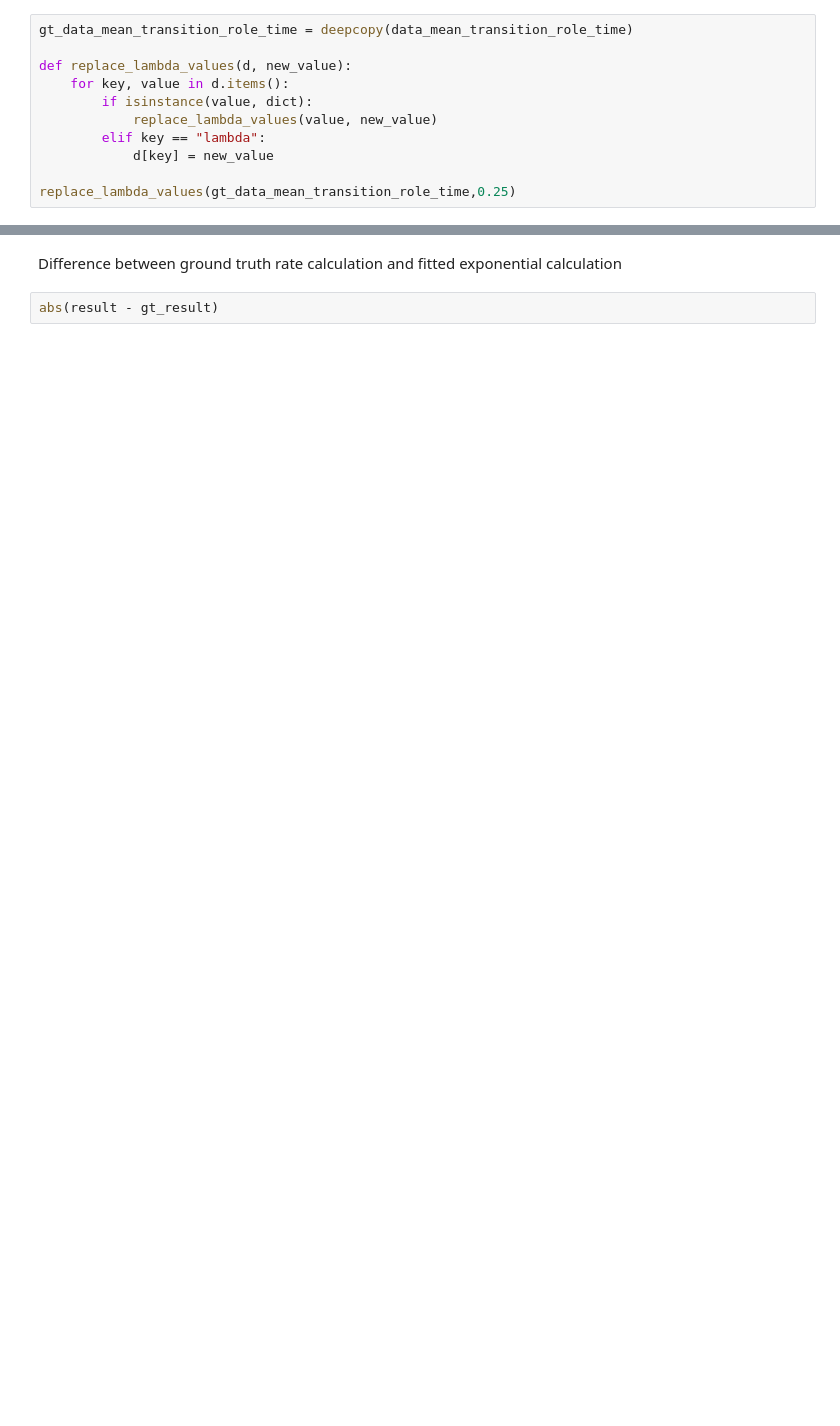
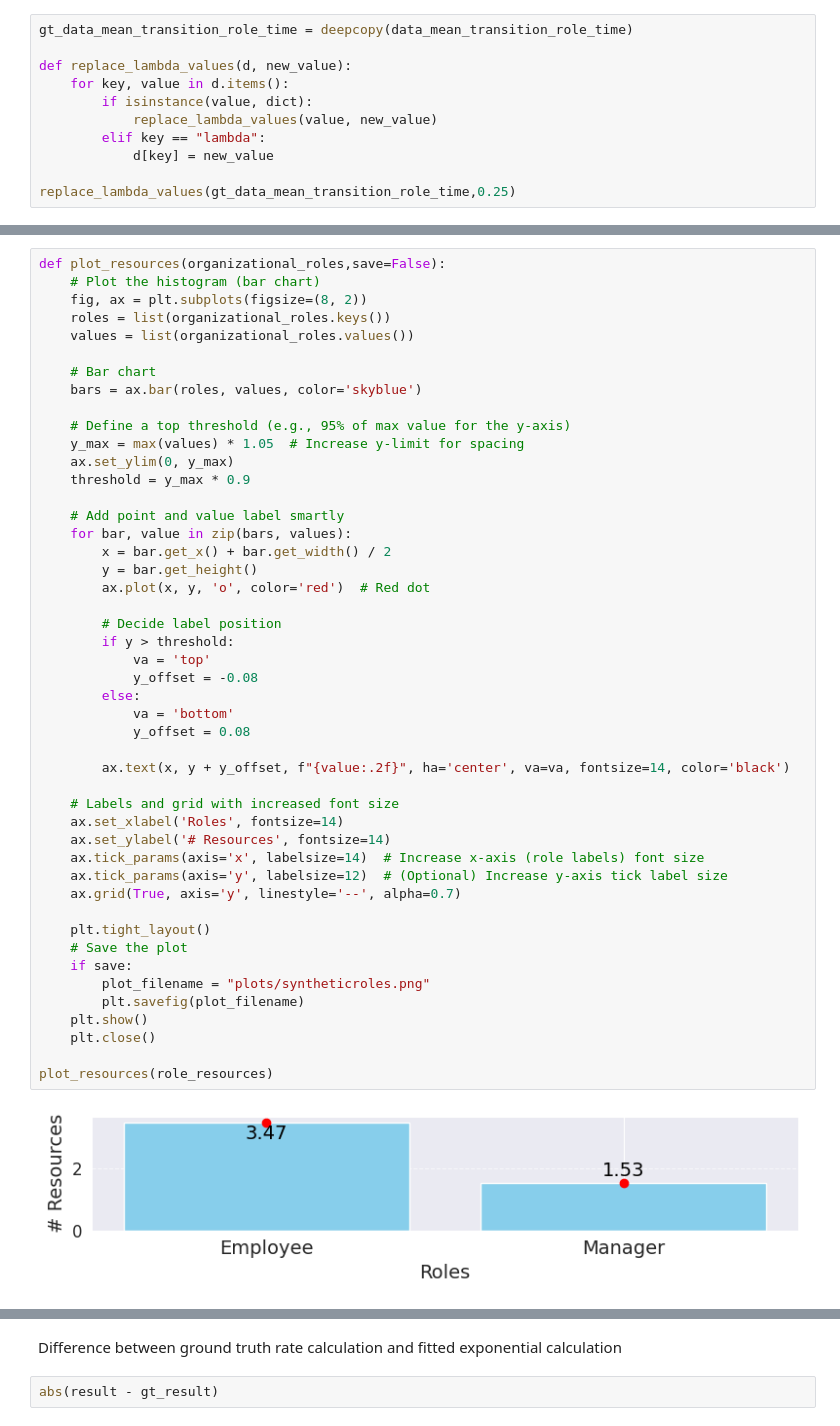
Before and after one commit to paul-cvp/ctmc, a Jupyter notebook: synthetic.ipynb, the cells around one changed output, grey strips where cells are left out. Cells and saved outputs as stored; diff of their text form; blank space fills up the shorter version.

```diff
--- a/synthetic.ipynb
+++ b/synthetic.ipynb
@@ -533,0 +560,49 @@ data_transition_role_frequency
+# %%
+def plot_resources(organizational_roles,save=False):
+    # Plot the histogram (bar chart)
+    fig, ax = plt.subplots(figsize=(8, 2))
+    roles = list(organizational_roles.keys())
+    values = list(organizational_roles.values())
+
+    # Bar chart
+    bars = ax.bar(roles, values, color='skyblue')
+
+    # Define a top threshold (e.g., 95% of max value for the y-axis)
+    y_max = max(values) * 1.05  # Increase y-limit for spacing
+    ax.set_ylim(0, y_max)
+    threshold = y_max * 0.9
+
+    # Add point and value label smartly
+    for bar, value in zip(bars, values):
+        x = bar.get_x() + bar.get_width() / 2
+        y = bar.get_height()
+        ax.plot(x, y, 'o', color='red')  # Red dot
+
+        # Decide label position
+        if y > threshold:
+            va = 'top'
+            y_offset = -0.08
+        else:
+            va = 'bottom'
+            y_offset = 0.08
+
+        ax.text(x, y + y_offset, f"{value:.2f}", ha='center', va=va, fontsize=14, color='black')
+
+    # Labels and grid with increased font size
+    ax.set_xlabel('Roles', fontsize=14)
+    ax.set_ylabel('# Resources', fontsize=14)
+    ax.tick_params(axis='x', labelsize=14)  # Increase x-axis (role labels) font size
+    ax.tick_params(axis='y', labelsize=12)  # (Optional) Increase y-axis tick label size
+    ax.grid(True, axis='y', linestyle='--', alpha=0.7)
+
+    plt.tight_layout()
+    # Save the plot
+    if save:
+        plot_filename = "plots/syntheticroles.png"
+        plt.savefig(plot_filename)
+    plt.show()
+    plt.close()
+
+plot_resources(role_resources)
+# %% [output]
+[figure, added]
```
Also changed, not shown: parts of 18 cells of this notebook, 16 other files.
